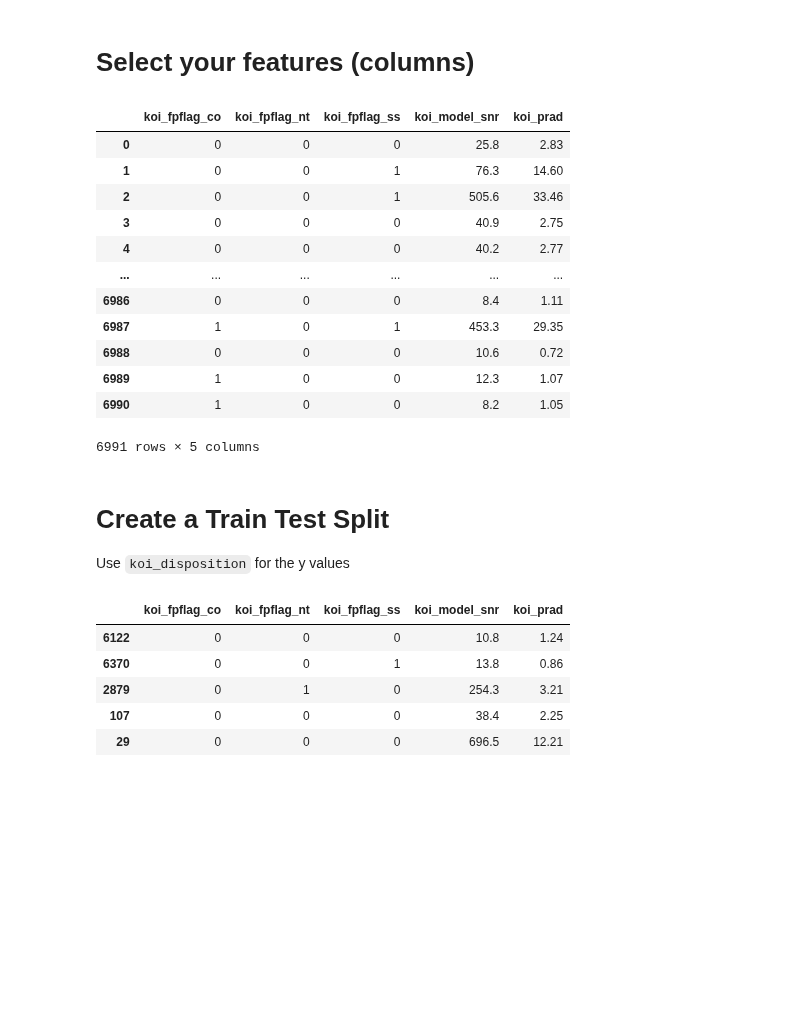
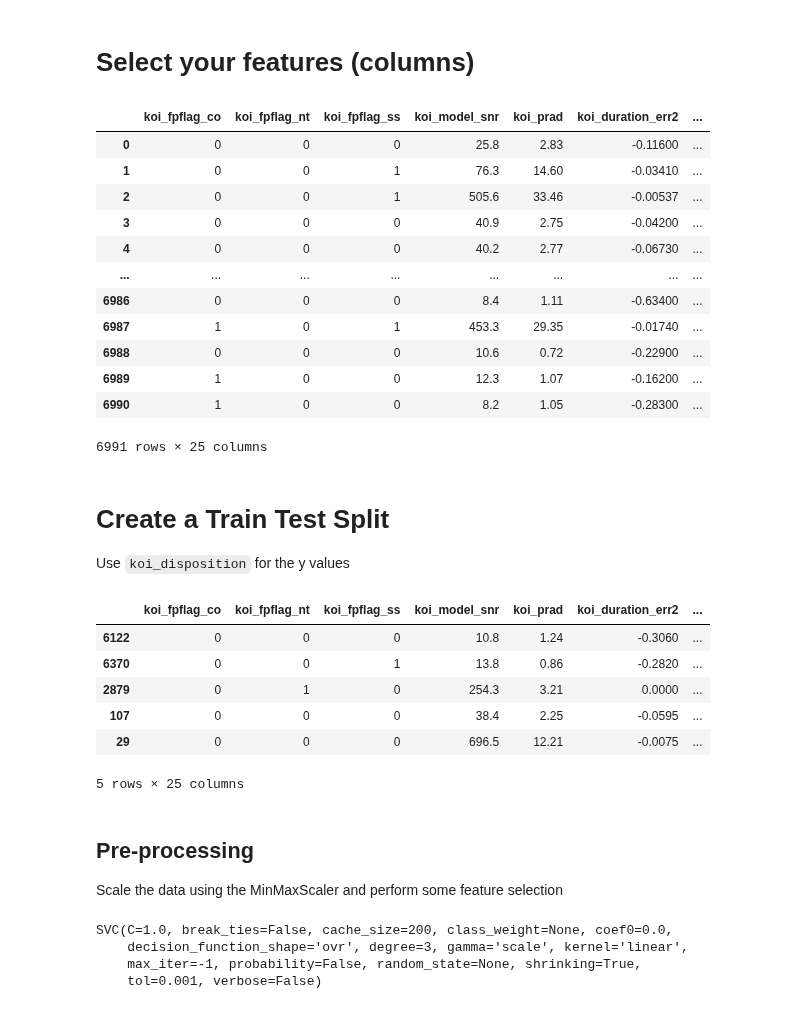
Before and after one commit to gleixners792/machine-learning-challenge, a Jupyter notebook: notebooks/ExoPlanet_SVN_Expanded.ipynb, the cells around one changed output. Drawn from its saved outputs; the diff is of its cells as text; code cells hidden in the pictures; blank space fills up the shorter version.

```diff
--- a/notebooks/ExoPlanet_Grid_Search.ipynb
+++ b/notebooks/ExoPlanet_SVN_Expanded.ipynb
@@ -33,22 +33,22 @@ df
 # Select your features (columns)
 # %%
 # Set features. This will also be used as your x values.
-selected_features = df[['koi_fpflag_co', 'koi_fpflag_nt', 'koi_fpflag_ss', 'koi_model_snr', 'koi_prad']]
+selected_features = df[['koi_fpflag_co',  'koi_fpflag_nt',  'koi_fpflag_ss',  'koi_model_snr',  'koi_prad',  'koi_duration_err2',  'koi_prad_err2',  'koi_duration_err1',  'koi_steff_err1',  'koi_fpflag_ec',  'koi_prad_err1',  'koi_steff_err2',  'koi_time0bk_err2',  'koi_period',  'koi_time0bk_err1',  'koi_duration',  'koi_period_err1',  'koi_depth',  'koi_period_err2',  'koi_impact',  'koi_insol_err1',  'koi_insol',  'koi_teq',  'koi_insol_err2',  'koi_time0bk']]
 selected_features
 # %% [output]
-|  | koi_fpflag_co | koi_fpflag_nt | koi_fpflag_ss | koi_model_snr | koi_prad |
-| 0 | 0 | 0 | 0 | 25.8 | 2.83 |
-| 1 | 0 | 0 | 1 | 76.3 | 14.60 |
-| 2 | 0 | 0 | 1 | 505.6 | 33.46 |
-| 3 | 0 | 0 | 0 | 40.9 | 2.75 |
-| 4 | 0 | 0 | 0 | 40.2 | 2.77 |
-| ... | ... | ... | ... | ... | ... |
-| 6986 | 0 | 0 | 0 | 8.4 | 1.11 |
-| 6987 | 1 | 0 | 1 | 453.3 | 29.35 |
-| 6988 | 0 | 0 | 0 | 10.6 | 0.72 |
-| 6989 | 1 | 0 | 0 | 12.3 | 1.07 |
-| 6990 | 1 | 0 | 0 | 8.2 | 1.05 |
+|  | koi_fpflag_co | koi_fpflag_nt | koi_fpflag_ss | koi_model_snr | koi_prad | koi_duration_err2 | ... |
+| 0 | 0 | 0 | 0 | 25.8 | 2.83 | -0.11600 | ... |
+| 1 | 0 | 0 | 1 | 76.3 | 14.60 | -0.03410 | ... |
+| 2 | 0 | 0 | 1 | 505.6 | 33.46 | -0.00537 | ... |
+| 3 | 0 | 0 | 0 | 40.9 | 2.75 | -0.04200 | ... |
+| 4 | 0 | 0 | 0 | 40.2 | 2.77 | -0.06730 | ... |
+| ... | ... | ... | ... | ... | ... | ... | ... |
+| 6986 | 0 | 0 | 0 | 8.4 | 1.11 | -0.63400 | ... |
+| 6987 | 1 | 0 | 1 | 453.3 | 29.35 | -0.01740 | ... |
+| 6988 | 0 | 0 | 0 | 10.6 | 0.72 | -0.22900 | ... |
+| 6989 | 1 | 0 | 0 | 12.3 | 1.07 | -0.16200 | ... |
+| 6990 | 1 | 0 | 0 | 8.2 | 1.05 | -0.28300 | ... |
-6991 rows × 5 columns
+6991 rows × 25 columns
 # %% [markdown]
 # Create a Train Test Split
 
@@ -61,9 +61,13 @@ X_train, X_test, y_train, y_test = train_test_split(selected_features, dispositi
 # %%
 X_train.head()
 # %% [output]
-|  | koi_fpflag_co | koi_fpflag_nt | koi_fpflag_ss | koi_model_snr | koi_prad |
-| 6122 | 0 | 0 | 0 | 10.8 | 1.24 |
-| 6370 | 0 | 0 | 1 | 13.8 | 0.86 |
-| 2879 | 0 | 1 | 0 | 254.3 | 3.21 |
-| 107 | 0 | 0 | 0 | 38.4 | 2.25 |
-| 29 | 0 | 0 | 0 | 696.5 | 12.21 |
+|  | koi_fpflag_co | koi_fpflag_nt | koi_fpflag_ss | koi_model_snr | koi_prad | koi_duration_err2 | ... |
+| 6122 | 0 | 0 | 0 | 10.8 | 1.24 | -0.3060 | ... |
+| 6370 | 0 | 0 | 1 | 13.8 | 0.86 | -0.2820 | ... |
+| 2879 | 0 | 1 | 0 | 254.3 | 3.21 | 0.0000 | ... |
+| 107 | 0 | 0 | 0 | 38.4 | 2.25 | -0.0595 | ... |
+| 29 | 0 | 0 | 0 | 696.5 | 12.21 | -0.0075 | ... |
+5 rows × 25 columns
+# %% [markdown]
+## Pre-processing
+Scale the data using the MinMaxScaler and perform some feature selection
@@ -71,3 +81,9 @@ X_train.head()
 # Support vector machine linear classifier
 from sklearn.svm import SVC
 model = SVC(kernel='linear')
+model.fit(X_train_scale, y_train)
+# %% [output]
+SVC(C=1.0, break_ties=False, cache_size=200, class_weight=None, coef0=0.0,
+    decision_function_shape='ovr', degree=3, gamma='scale', kernel='linear',
+    max_iter=-1, probability=False, random_state=None, shrinking=True,
+    tol=0.001, verbose=False)
```
Also changed, not shown: parts of 10 cells of this notebook, 5 other files.
